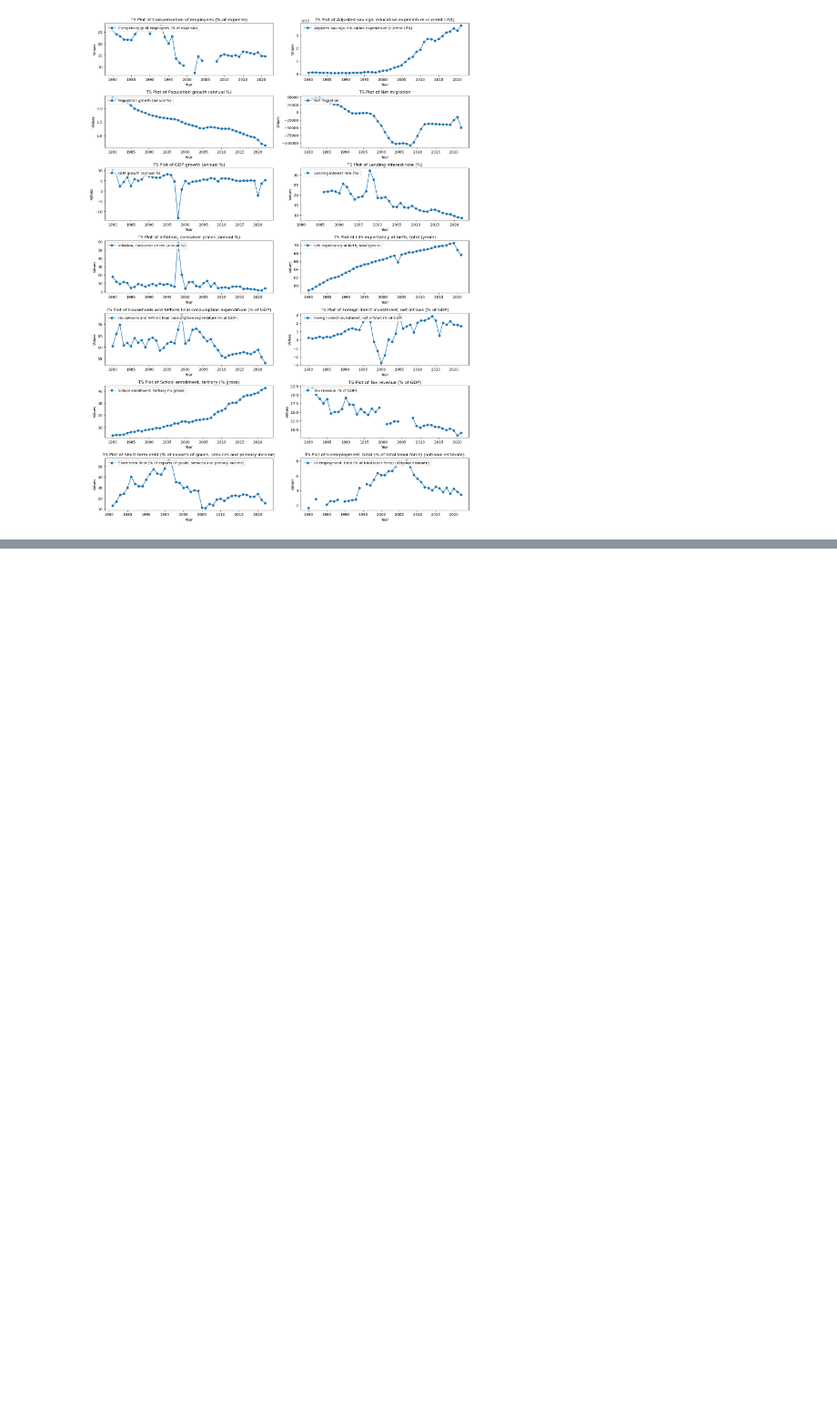
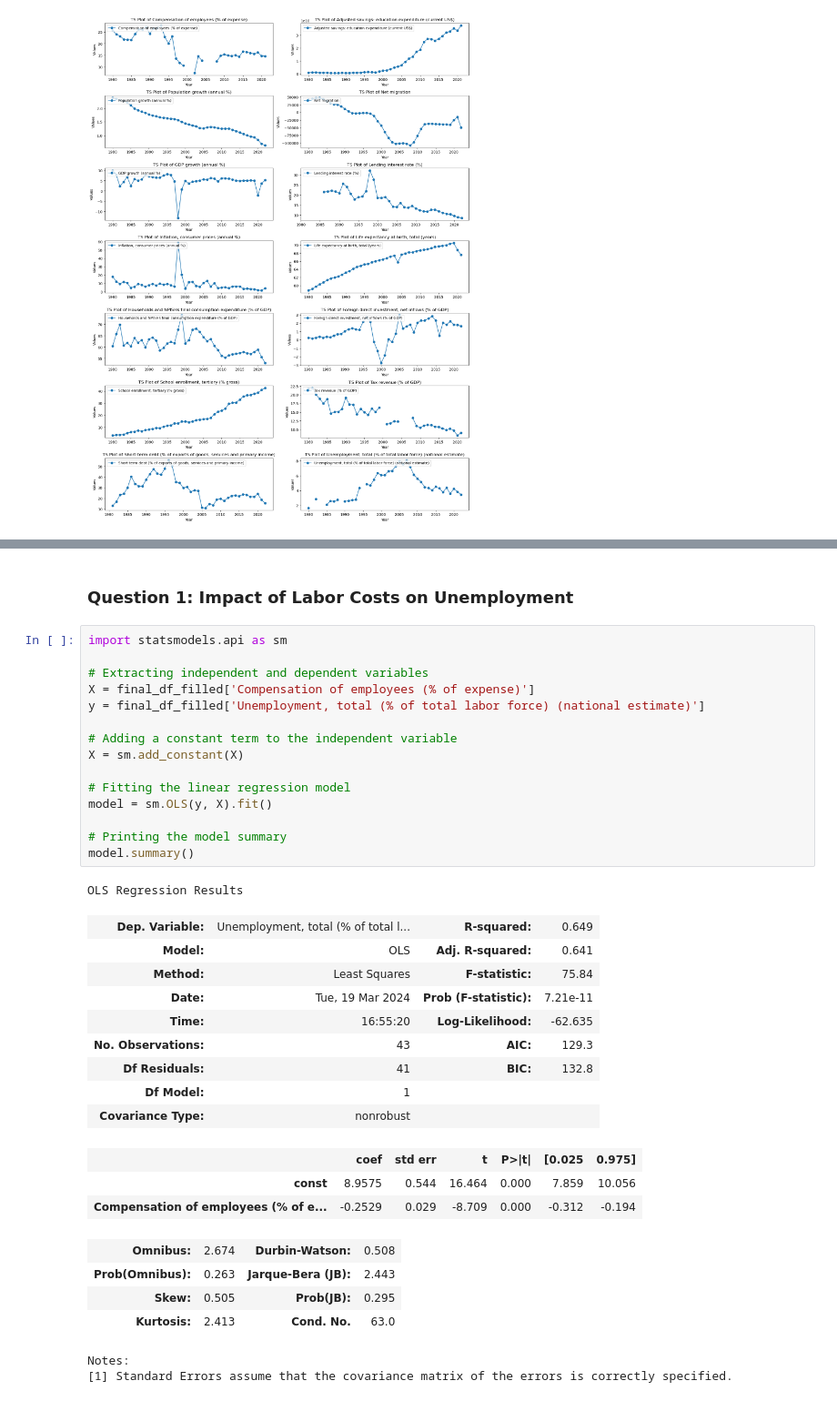
Before and after one commit to cmulya/DATA583-Project, a Jupyter notebook: Project Files/DATA_583_EDA.ipynb, the cells around one changed output, grey strips where cells are left out. Shown at 91% size. Drawn from its saved outputs; the diff is of its cells as text; blank space fills up the shorter version.

```diff
--- a/Project Files/DATA_583_EDA.ipynb
+++ b/Project Files/DATA_583_EDA.ipynb
@@ -329,0 +377,37 @@ plt.show()
+# %% [markdown]
+### Question 1: Impact of Labor Costs on Unemployment
+# %%
+import statsmodels.api as sm
+
+# Extracting independent and dependent variables
+X = final_df_filled['Compensation of employees (% of expense)']
+y = final_df_filled['Unemployment, total (% of total labor force) (national estimate)']
+
+# Adding a constant term to the independent variable
+X = sm.add_constant(X)
+
+# Fitting the linear regression model
+model = sm.OLS(y, X).fit()
+
+# Printing the model summary
+model.summary()
+# %% [output]
+OLS Regression Results
+| Dep. Variable: | Unemployment, total (% of total l... | R-squared: | 0.649 |
+| Model: | OLS | Adj. R-squared: | 0.641 |
+| Method: | Least Squares | F-statistic: | 75.84 |
+| Date: | Tue, 19 Mar 2024 | Prob (F-statistic): | 7.21e-11 |
+| Time: | 16:55:20 | Log-Likelihood: | -62.635 |
+| No. Observations: | 43 | AIC: | 129.3 |
+| Df Residuals: | 41 | BIC: | 132.8 |
+| Df Model: | 1 |  |  |
+| Covariance Type: | nonrobust |  |  |
+|  | coef | std err | t | P>|t| | [0.025 | 0.975] |
+| const | 8.9575 | 0.544 | 16.464 | 0.000 | 7.859 | 10.056 |
+| Compensation of employees (% of e... | -0.2529 | 0.029 | -8.709 | 0.000 | -0.312 | -0.194 |
+| Omnibus: | 2.674 | Durbin-Watson: | 0.508 |
+| Prob(Omnibus): | 0.263 | Jarque-Bera (JB): | 2.443 |
+| Skew: | 0.505 | Prob(JB): | 0.295 |
+| Kurtosis: | 2.413 | Cond. No. | 63.0 |
+Notes:
+[1] Standard Errors assume that the covariance matrix of the errors is correctly specified.
```
Also changed, not shown: parts of 6 cells of this notebook, 1 other file.
